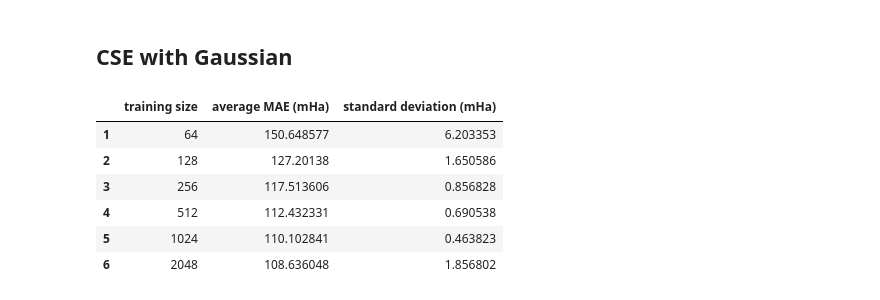
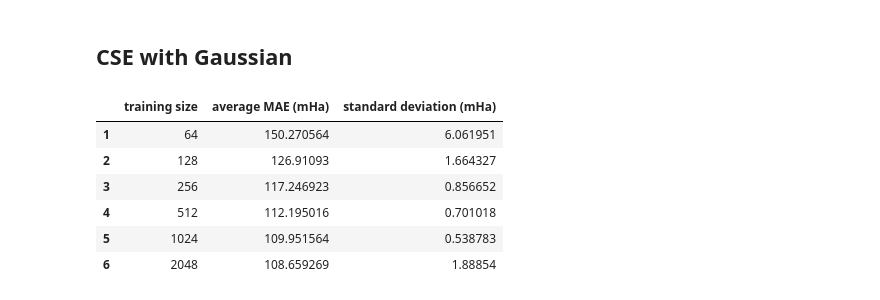
Before and after one commit to GabrielWu2004/Alchemical_Normal_Modes, a Jupyter notebook: [2]_ANM_with_coronene/main_code/performance_evaluation.ipynb, the cells around one changed output. Cells and saved outputs as stored; diff of their text form; code cells hidden in the pictures.

```diff
--- a/[2]_ANM_with_coronene/main_code/performance_evaluation.ipynb
+++ b/[2]_ANM_with_coronene/main_code/performance_evaluation.ipynb
@@ -19,7 +19,7 @@ import matplotlib.ticker as ticker
 from helper_code.custom_kernel import *
 from helper_code.util import *
 # %%
-input_dataset = ['c', 'c_lexi', 'CE', 'CE_lexi', 'CSE', 'CSE_lexi']
+input_dataset = ['c', 'c_lexi', 'c_lexi_nd', 'CE', 'CE_lexi', 'CE_lexi_nd', 'CSE', 'CSE_lexi', 'CSE_lexi_nd']
 dataset_dict = {}
 
 for data in input_dataset:
@@ -125,7 +125,7 @@ with warnings.catch_warnings():
         model_performance.at[index, 'standard deviation (mHa)'] = std_dev_error * 1000
 
 model_collection['ANM_CE_lexi_Gaussian'] = model
-performance_summary['ANM_CE_lexi_Gaussian'] = model_performance
+performance_summary['ANM_CE_lexi_Gaussian_delta'] = model_performance
 
 display(model_performance)
 # %% [output]
@@ -141,34 +141,34 @@ display(model_performance)
 # %%
 X = dataset_dict['CSE_lexi'].to_numpy()
 y = delta_delta_total_energy.to_numpy()
 
-best_params = {'alpha': 4.6e-11, 'gamma': 2.8e-08, 'kernel': 'rbf'}
+best_params = {'alpha': 1.6596764933651303e-07, 'gamma': 2.1567299387422978e-06, 'kernel': 'rbf'}
 model = KernelRidge(**best_params)
 
 columns = ['training size', 'average MAE (mHa)', 'standard deviation (mHa)']
 model_performance = pd.DataFrame(columns=columns)
 
 training_size = [2**i for i in range(6, 12)]
 num_trials = 10
 
 with warnings.catch_warnings():
     for index, num_training_sample in enumerate(training_size):
         warnings.filterwarnings("ignore")
         index = index + 1
         average_error, std_dev_error = evaluate_performance(model, X, y, num_training_sample, num_trials)
         model_performance.at[index, 'training size'] = num_training_sample
         model_performance.at[index, 'average MAE (mHa)'] = average_error * 1000
         model_performance.at[index, 'standard deviation (mHa)'] = std_dev_error * 1000
 
 model_collection['ANM_CSE_lexi_Gaussian'] = model
-performance_summary['ANM_CSE_lexi_Gaussian'] = model_performance
+performance_summary['ANM_CSE_lexi_Gaussian_delta'] = model_performance
 
 display(model_performance)
 # %% [output]
 |  | training size | average MAE (mHa) | standard deviation (mHa) |
-| 1 | 64 | 150.648577 | 6.203353 |
-| 2 | 128 | 127.20138 | 1.650586 |
-| 3 | 256 | 117.513606 | 0.856828 |
-| 4 | 512 | 112.432331 | 0.690538 |
-| 5 | 1024 | 110.102841 | 0.463823 |
-| 6 | 2048 | 108.636048 | 1.856802 |
+| 1 | 64 | 150.270564 | 6.061951 |
+| 2 | 128 | 126.91093 | 1.664327 |
+| 3 | 256 | 117.246923 | 0.856652 |
+| 4 | 512 | 112.195016 | 0.701018 |
+| 5 | 1024 | 109.951564 | 0.538783 |
+| 6 | 2048 | 108.659269 | 1.88854 |
```
Also changed, not shown: parts of 5 cells of this notebook, 11 other files.
